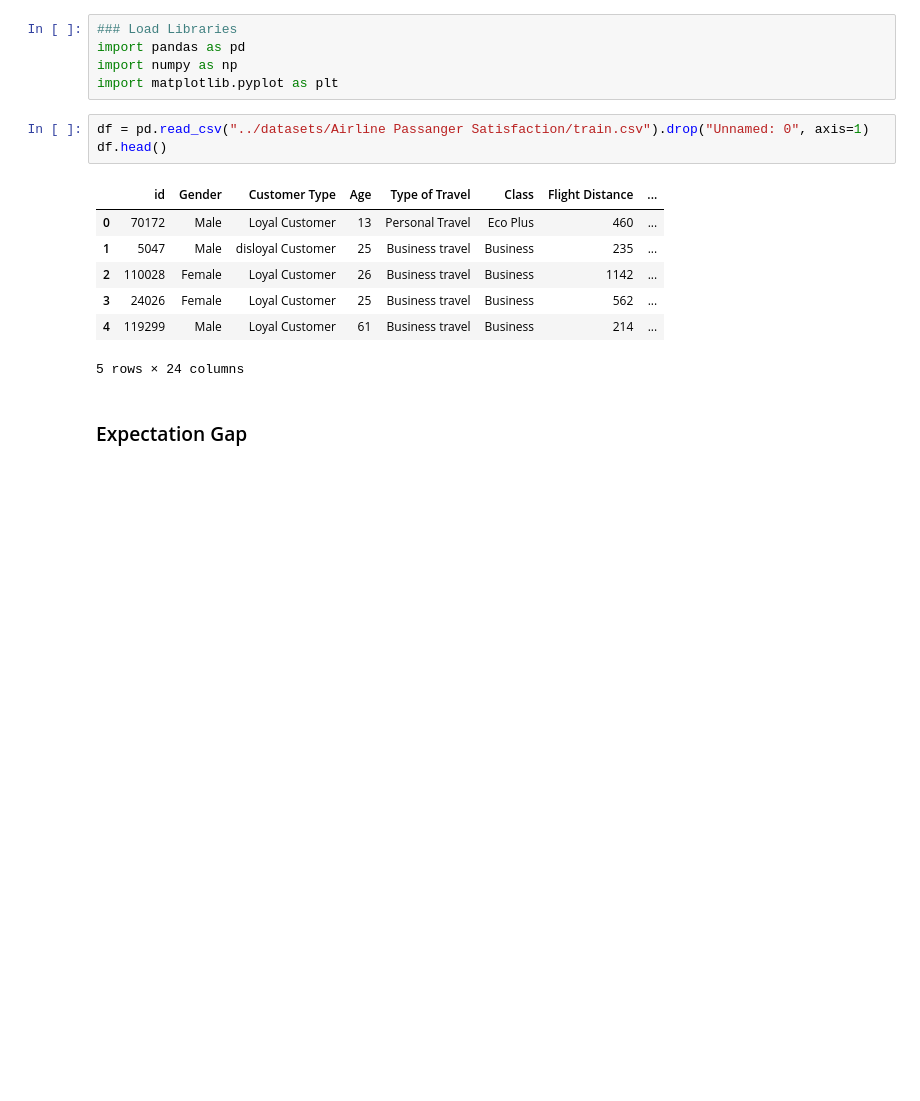
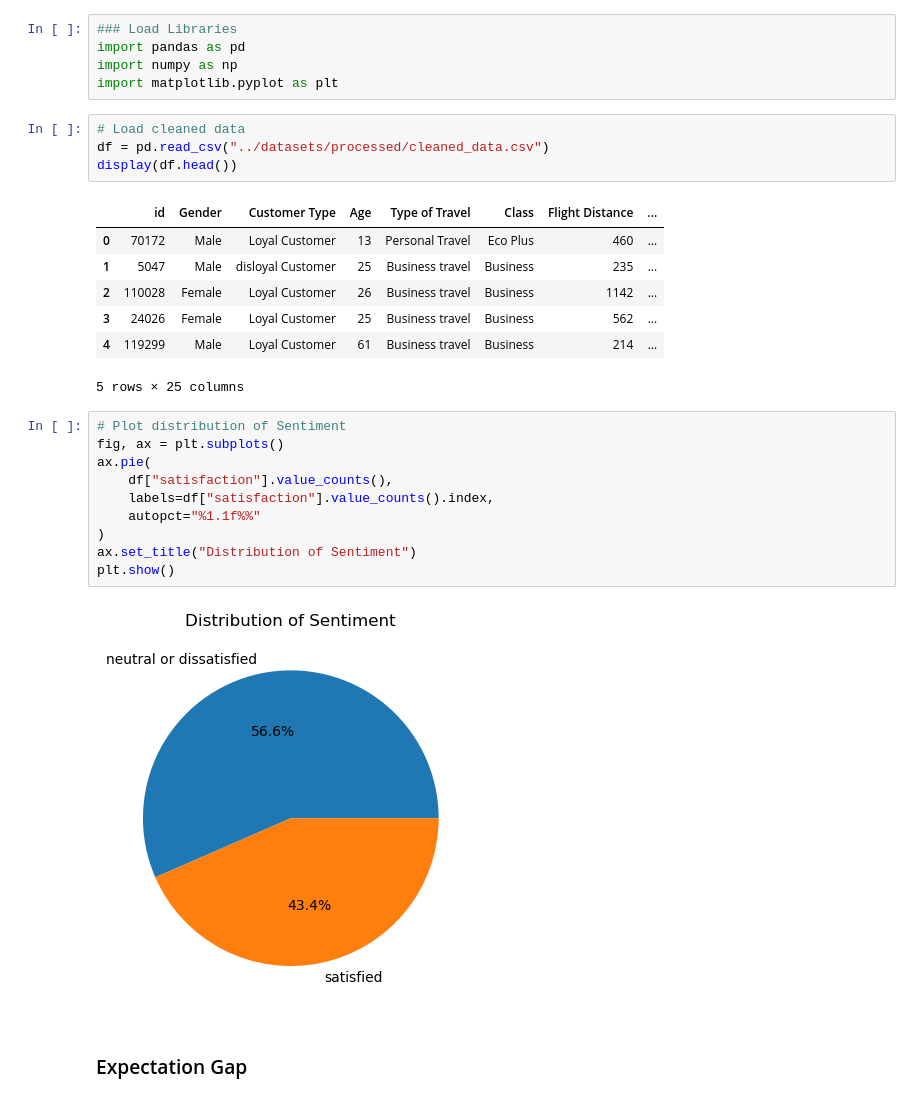
Before and after one commit to T-Godwins/airline-project, a Jupyter notebook: detailed_analysis/airline_sentiment_story.ipynb, the cells around one changed output. Drawn from its saved outputs; the diff is of its cells as text; blank space fills up the shorter version.

```diff
--- a/detailed_analysis/airline_sentiment_story.ipynb
+++ b/detailed_analysis/airline_sentiment_story.ipynb
@@ -14,8 +14,9 @@ import pandas as pd
 import numpy as np
 import matplotlib.pyplot as plt
 # %%
-df = pd.read_csv("../datasets/Airline Passanger Satisfaction/train.csv").drop("Unnamed: 0", axis=1)
-df.head()
+# Load cleaned data
+df = pd.read_csv("../datasets/processed/cleaned_data.csv")
+display(df.head())
 # %% [output]
 |  | id | Gender | Customer Type | Age | Type of Travel | Class | Flight Distance | ... |
 | 0 | 70172 | Male | Loyal Customer | 13 | Personal Travel | Eco Plus | 460 | ... |
@@ -23,7 +24,19 @@ df.head()
 | 2 | 110028 | Female | Loyal Customer | 26 | Business travel | Business | 1142 | ... |
 | 3 | 24026 | Female | Loyal Customer | 25 | Business travel | Business | 562 | ... |
 | 4 | 119299 | Male | Loyal Customer | 61 | Business travel | Business | 214 | ... |
-5 rows × 24 columns
+5 rows × 25 columns
+# %%
+# Plot distribution of Sentiment
+fig, ax = plt.subplots()
+ax.pie(
+    df["satisfaction"].value_counts(),
+    labels=df["satisfaction"].value_counts().index,
+    autopct="%1.1f%%"
+)
+ax.set_title("Distribution of Sentiment")
+plt.show()
+# %% [output]
+[figure, added]
 # %% [markdown]
 ### Expectation Gap
 # %% [markdown]
```
Also changed, not shown: 1 other file.
